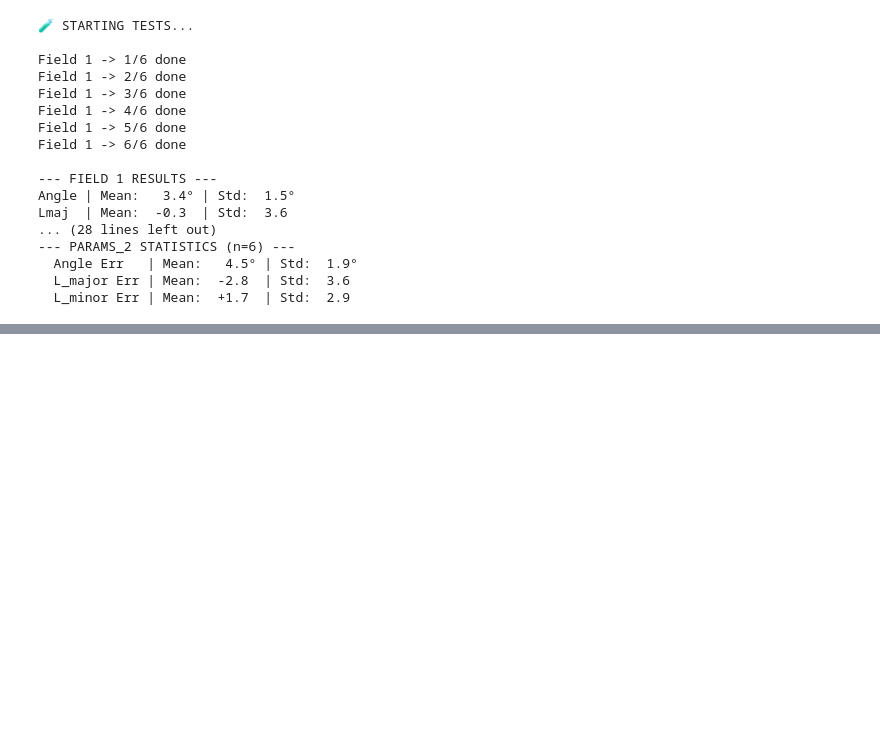
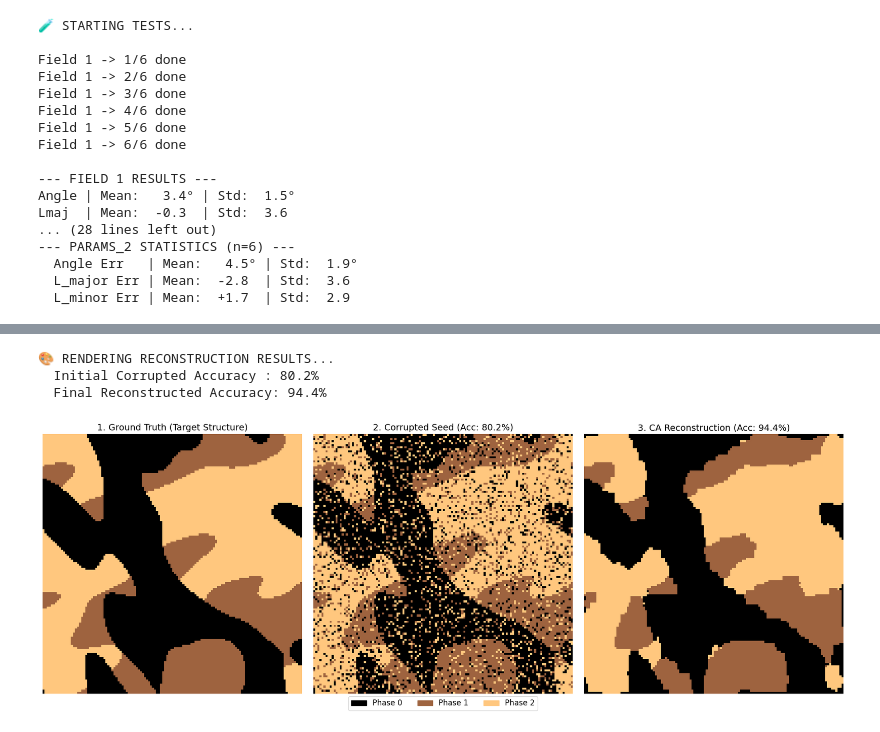
Before and after one commit to ioanb16/Growing-virtual-materials-cellular-automata-meets-geostatistics, a Jupyter notebook: notebooks/recovery-tests.ipynb, the cells around one changed output, grey strips where cells are left out. Saved outputs shown, nothing was run; the diff lists cells and outputs as text; code cells hidden in the pictures; blank space fills up the shorter version.

Commit message:
tested reconstruction

```diff
--- a/notebooks/recovery-tests.ipynb
+++ b/notebooks/recovery-tests.ipynb
@@ -190,0 +287,49 @@ Lmaj  | Mean:  -0.3  | Std:  3.6
+# %%
+import matplotlib.pyplot as plt
+from matplotlib.patches import Patch
+
+print("🎨 RENDERING RECONSTRUCTION RESULTS...")
+
+# Calculate final pixel accuracy vs the perfect target
+initial_accuracy = np.mean(rough_seed == target_map) * 100
+final_accuracy = np.mean(final_grid == target_map) * 100
+
+print(f"  Initial Corrupted Accuracy : {initial_accuracy:.1f}%")
+print(f"  Final Reconstructed Accuracy: {final_accuracy:.1f}%\n")
+
+# Setup the plot
+fig, axes = plt.subplots(1, 3, figsize=(18, 6))
+cmap = 'copper'
+labels = ['Phase 0', 'Phase 1', 'Phase 2']
+
+# 1. Ground Truth (Target Map)
+axes[0].imshow(target_map, cmap=cmap, vmin=0, vmax=2)
+axes[0].set_title("1. Ground Truth (Target Structure)", fontsize=14)
+axes[0].axis('off')
+
+# 2. Corrupted Seed (Start State)
+axes[1].imshow(rough_seed, cmap=cmap, vmin=0, vmax=2)
+axes[1].set_title(f"2. Corrupted Seed (Acc: {initial_accuracy:.1f}%)", fontsize=14)
+axes[1].axis('off')
+
+# 3. Final CA Reconstruction
+axes[2].imshow(final_grid, cmap=cmap, vmin=0, vmax=2)
+axes[2].set_title(f"3. CA Reconstruction (Acc: {final_accuracy:.1f}%)", fontsize=14)
+axes[2].axis('off')
+
+# Add a shared legend
+colormap = plt.colormaps[cmap]
+patches = [
+    Patch(color=colormap(0/2), label=labels[0]),
+    Patch(color=colormap(1/2), label=labels[1]),
+    Patch(color=colormap(2/2), label=labels[2])
+]
+fig.legend(handles=patches, loc='lower center', ncol=3, fontsize=12, bbox_to_anchor=(0.5, -0.05))
+
+plt.tight_layout()
+plt.show()
+# %% [output]
+🎨 RENDERING RECONSTRUCTION RESULTS...
+  Initial Corrupted Accuracy : 80.2%
+  Final Reconstructed Accuracy: 94.4%
+[figure, added]
```
Also changed, not shown: parts of 4 cells of this notebook.
